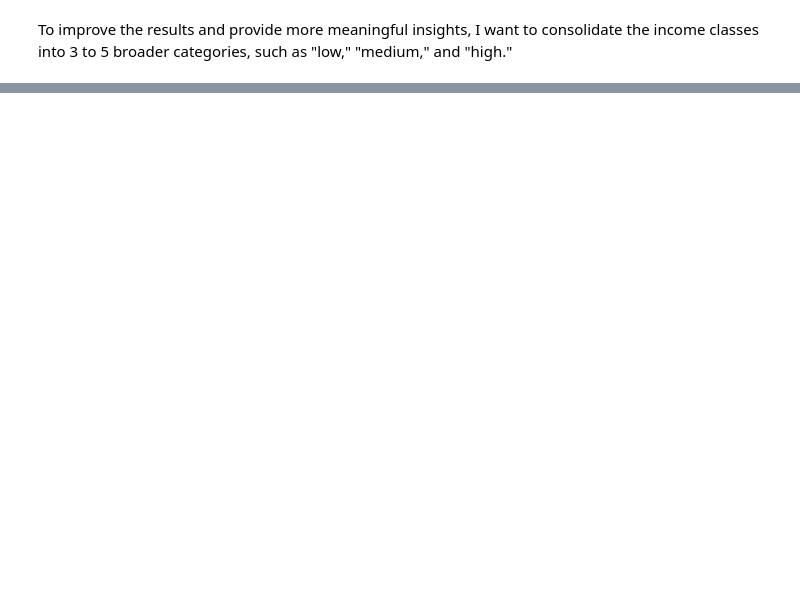
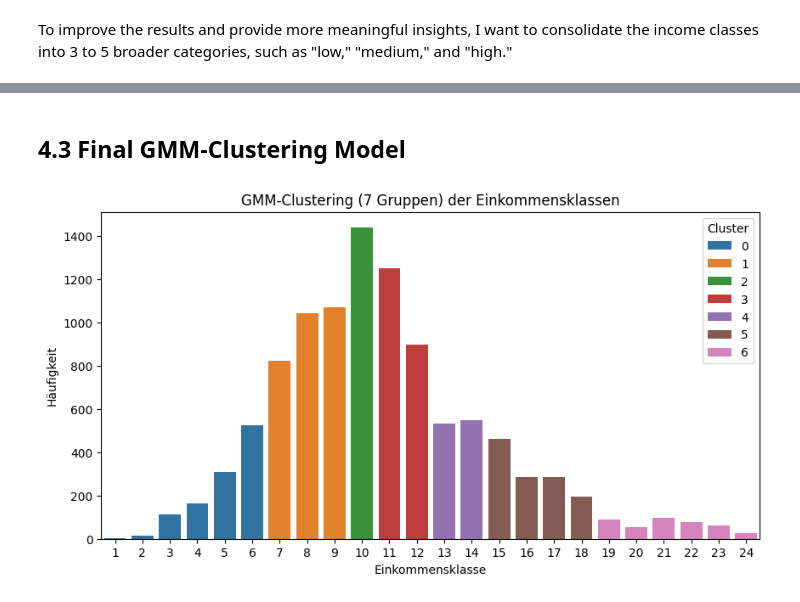
Before and after one commit to arne2204/Probabilistic-Machine-Learning_lecture-PROJECTS, a Jupyter notebook: projects/13-3NTXXXX_microcensus_income/notebooks/02_income_clustering.ipynb, the cells around one changed output, grey strips where cells are left out. Saved outputs shown, nothing was run; the diff lists cells and outputs as text; code cells hidden in the pictures; blank space fills up the shorter version.

```diff
--- a/projects/13-3NTXXXX_microcensus_income/notebooks/02_income_clustering.ipynb
+++ b/projects/13-3NTXXXX_microcensus_income/notebooks/02_income_clustering.ipynb
@@ -90,0 +192,14 @@ with open(path, "w") as f:
+# %%
+BIC_score_list = []
+AIC_score_list = []
+for i in range(3,11):
+
+    gmm = GaussianMixture(n_components=i, covariance_type="full", random_state=42)
+    gmm.fit(y_train)
+
+    gmm_probs = gmm.predict_proba(income_classes)
+
+    labels_per_class = gmm.predict(income_classes)
+
+    BIC_score_list.append(gmm.bic(y_train))
+    AIC_score_list.append(gmm.aic(y_train))
@@ -90,0 +220,34 @@ with open(path, "w") as f:
+# %% [markdown]
+## 4.3 Final GMM-Clustering Model
+# %%
+gmm = GaussianMixture(n_components=n_clusters, covariance_type="full", random_state=42)
+gmm.fit(y_train)
+
+gmm_probs = gmm.predict_proba(income_classes)
+
+labels_per_class = gmm.predict(income_classes)
+# Zentren = Mittelwerte der Komponenten
+centers = gmm.means_.flatten()
+order = np.argsort(centers)  # klein → groß
+label_map = {old: new for new, old in enumerate(order)}
+
+# Sortierte Labels für jede Einkommensklasse
+labels_per_class_sorted_gmm = np.array([label_map[l] for l in labels_per_class])
+income_to_cluster_sorted_gmm = {
+    cls: lab for cls, lab in zip(income_classes.flatten(), labels_per_class_sorted_gmm)
+}
+
+# Auf Beobachtungsebene anwenden
+labels_obs = y_series.map(income_to_cluster_sorted_gmm).values
+
+gmm_probs_sorted = gmm_probs[:, order]
+# %%
+plt.figure(figsize=(10, 5))
+sns.barplot(x=income_classes.flatten(), y=counts, hue=labels_per_class_sorted_gmm, dodge=False, palette='tab10')
+plt.xlabel('Einkommensklasse')
+plt.ylabel('Häufigkeit')
+plt.title(f'GMM-Clustering ({n_clusters} Gruppen) der Einkommensklassen')
+plt.legend(title='Cluster')
+plt.show()
+# %% [output]
+[figure, added]
```
Also changed, not shown: parts of 38 cells of this notebook, 7 other files.
